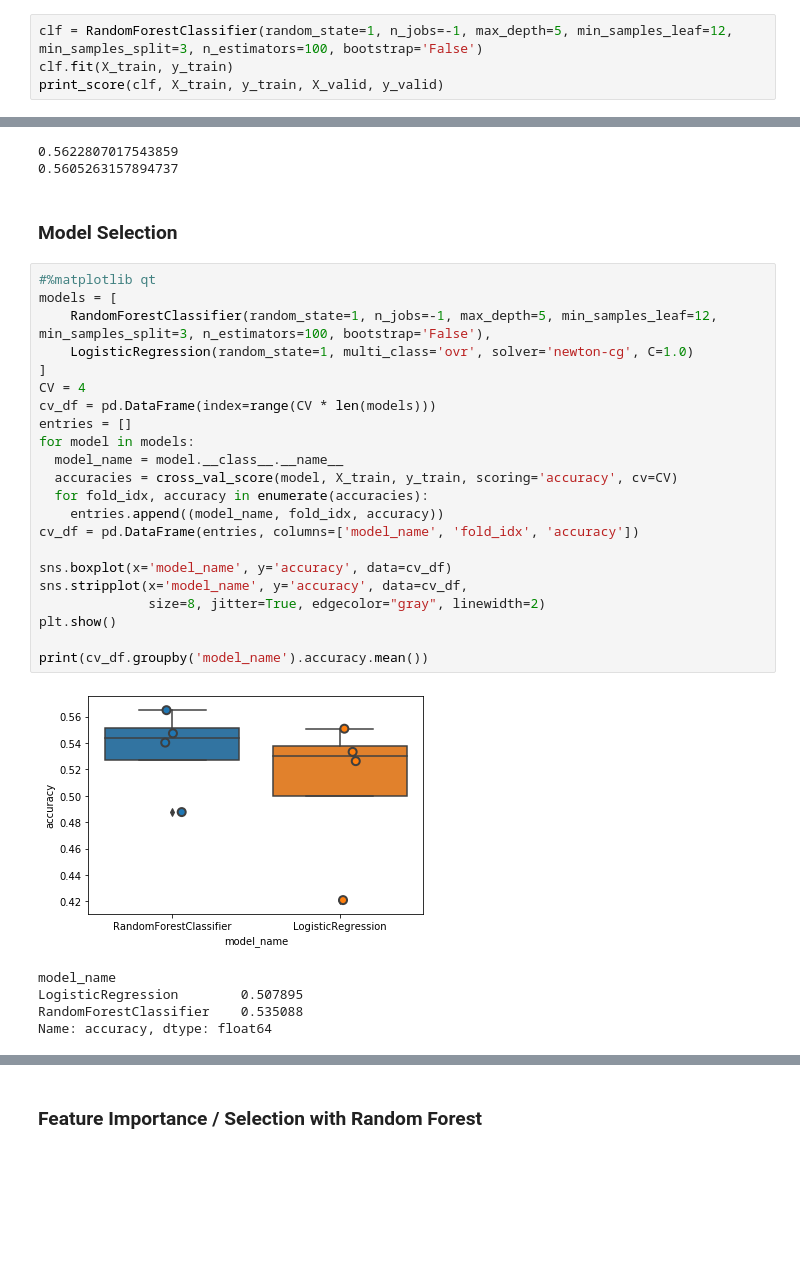
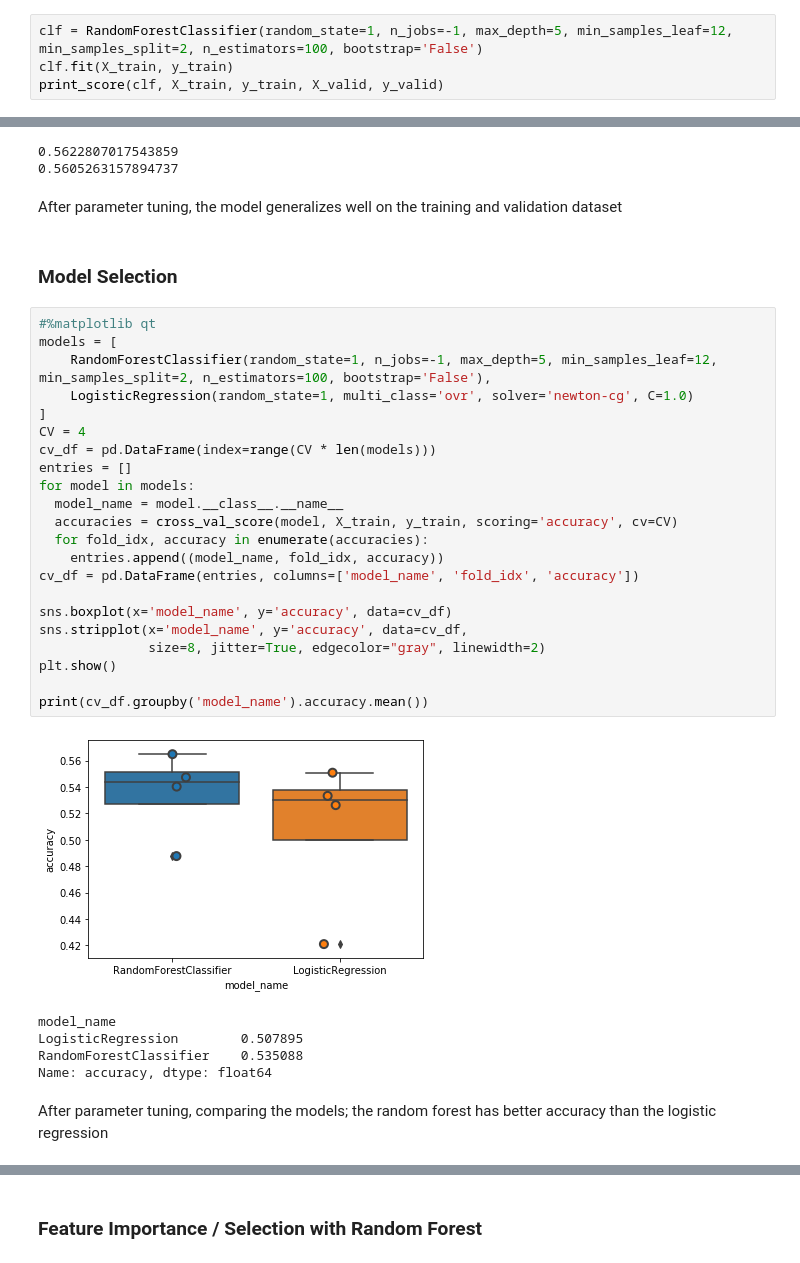
Before and after one commit to fcs30/Soccer-Science, a Jupyter notebook: src/soccer_science.ipynb, the cells around one changed output, grey strips where cells are left out. Cells and saved outputs as stored; diff of their text form; blank space fills up the shorter version.

```diff
--- a/src/soccer_science.ipynb
+++ b/src/soccer_science.ipynb
@@ -432,7 +445,7 @@ print(f'Best: {bestF.best_score_} using {bestF.best_params_}','\n')
 # %% [output]
 Best: 0.5385964912280702 using {'bootstrap': 'False', 'max_depth': 5, 'min_samples_leaf': 1, 'min_samples_split': 2, 'n_estimators': 100}
 # %%
-clf = RandomForestClassifier(random_state=1, n_jobs=-1, max_depth=5, min_samples_leaf=12, min_samples_split=3, n_estimators=100, bootstrap='False')
+clf = RandomForestClassifier(random_state=1, n_jobs=-1, max_depth=5, min_samples_leaf=12, min_samples_split=2, n_estimators=100, bootstrap='False')
 clf.fit(X_train, y_train)
 print_score(clf, X_train, y_train, X_valid, y_valid)
 # %% [output]
@@ -501,34 +516,38 @@ print(accuracy_score(y_valid, predictions))
 # %% [output]
 0.5622807017543859
 0.5605263157894737
+# %% [markdown]
+After parameter tuning, the model generalizes well on the training and validation dataset
 # %% [markdown]
 ### Model Selection
 # %%
 #%matplotlib qt
 models = [
-    RandomForestClassifier(random_state=1, n_jobs=-1, max_depth=5, min_samples_leaf=12, min_samples_split=3, n_estimators=100, bootstrap='False'),
+    RandomForestClassifier(random_state=1, n_jobs=-1, max_depth=5, min_samples_leaf=12, min_samples_split=2, n_estimators=100, bootstrap='False'),
     LogisticRegression(random_state=1, multi_class='ovr', solver='newton-cg', C=1.0)
 ]
 CV = 4
 cv_df = pd.DataFrame(index=range(CV * len(models)))
 entries = []
 for model in models:
   model_name = model.__class__.__name__
   accuracies = cross_val_score(model, X_train, y_train, scoring='accuracy', cv=CV)
   for fold_idx, accuracy in enumerate(accuracies):
     entries.append((model_name, fold_idx, accuracy))
 cv_df = pd.DataFrame(entries, columns=['model_name', 'fold_idx', 'accuracy'])
 
 sns.boxplot(x='model_name', y='accuracy', data=cv_df)
 sns.stripplot(x='model_name', y='accuracy', data=cv_df,
               size=8, jitter=True, edgecolor="gray", linewidth=2)
 plt.show()
 
 print(cv_df.groupby('model_name').accuracy.mean())
 # %% [output]
-[figure, old version]
+[figure, new version]
 model_name
 LogisticRegression        0.507895
 RandomForestClassifier    0.535088
 Name: accuracy, dtype: float64
+# %% [markdown]
+After parameter tuning, comparing the models; the random forest has better accuracy than the logistic regression
 # %% [markdown]
```
Also changed, not shown: parts of 105 cells of this notebook, 2 other files.
